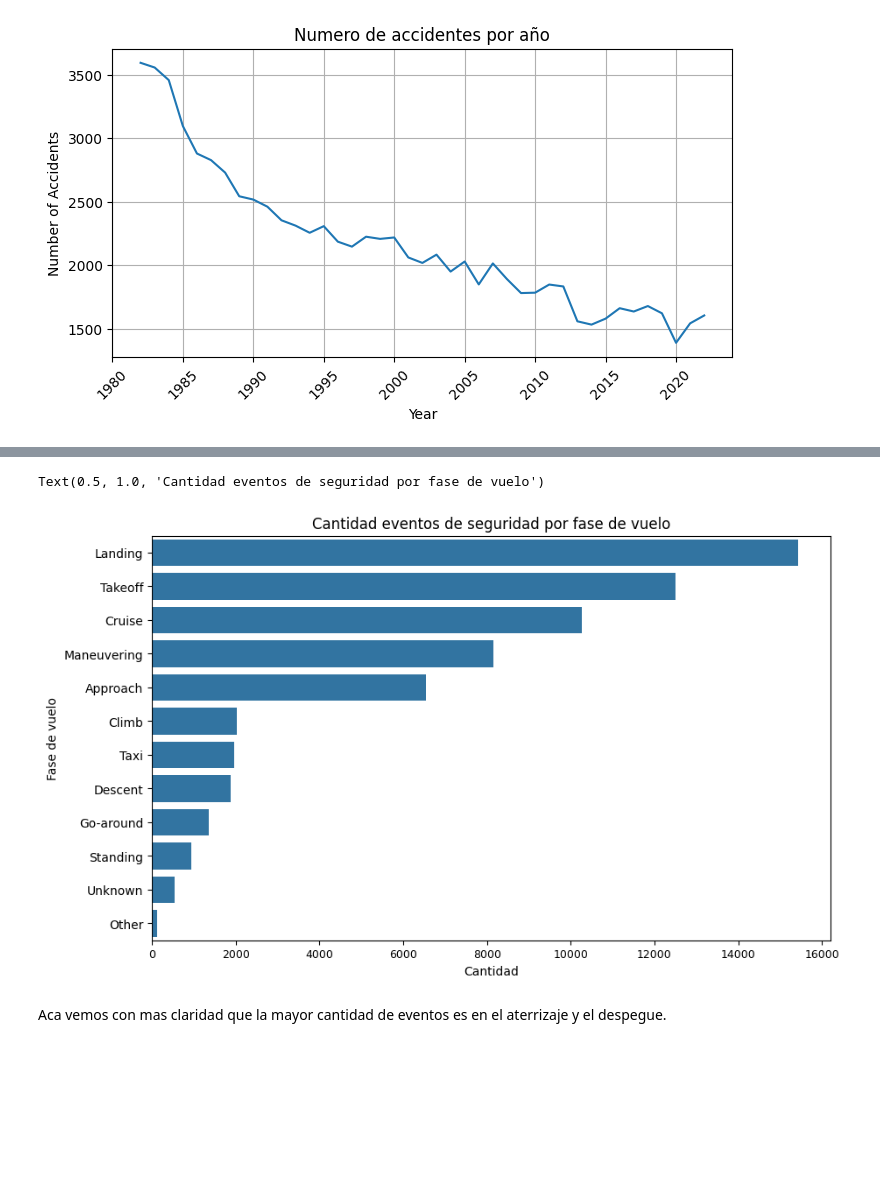
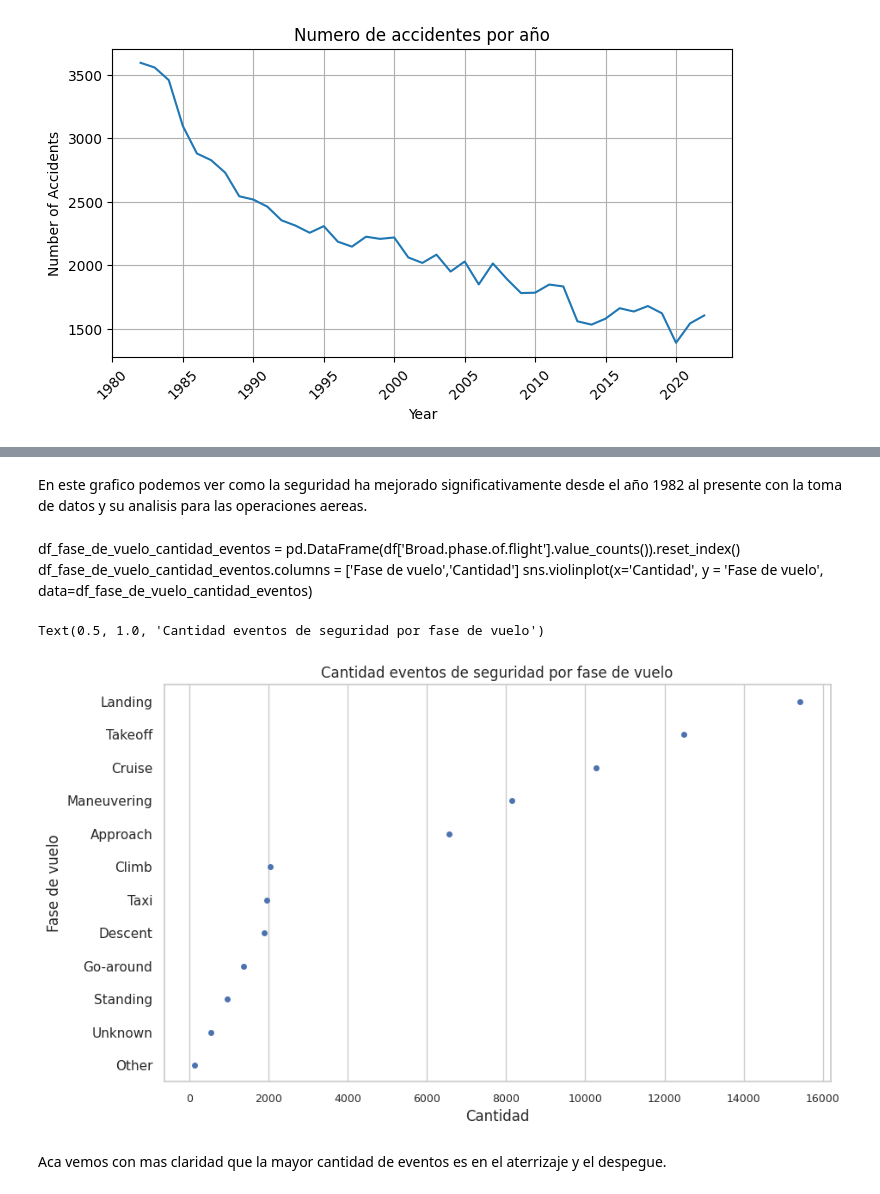
Before and after one commit to andres408/proyectos-coder, a Jupyter notebook: Visualizacion+Zabala.ipynb, the cells around one changed output, grey strips where cells are left out. Drawn from its saved outputs; the diff is of its cells as text; code cells hidden in the pictures; blank space fills up the shorter version.

```diff
--- a/Visualizacion+Zabala.ipynb
+++ b/Visualizacion+Zabala.ipynb
@@ -123,7 +123,3 @@ plt.xticks(rotation=45)
 plt.show()
 # %% [output]
 [figure]
-# %%
-df_fase_de_vuelo_cantidad_eventos = pd.DataFrame(df['Broad.phase.of.flight'].value_counts()).reset_index()
-df_fase_de_vuelo_cantidad_eventos.columns = ['Fase de vuelo','Cantidad']
-df_fase_de_vuelo_cantidad_eventos
@@ -152,10 +126,16 @@ plt.show()
+# %% [markdown]
+En este grafico podemos ver como la seguridad ha mejorado significativamente desde el año 1982 al presente con la toma de datos y su analisis para las operaciones aereas.
+# %% [markdown]
+df_fase_de_vuelo_cantidad_eventos = pd.DataFrame(df['Broad.phase.of.flight'].value_counts()).reset_index()
+df_fase_de_vuelo_cantidad_eventos.columns = ['Fase de vuelo','Cantidad']
+sns.violinplot(x='Cantidad', y = 'Fase de vuelo', data=df_fase_de_vuelo_cantidad_eventos)
 # %%
 plt.figure(figsize=(10,6))
-sns.barplot(data=df_fase_de_vuelo_cantidad_eventos, x='Cantidad', y='Fase de vuelo')
+sns.stripplot(data=df_fase_de_vuelo_cantidad_eventos, x='Cantidad', y='Fase de vuelo')
 plt.xticks(fontsize=9)
 plt.title('Cantidad eventos de seguridad por fase de vuelo')
 # %% [output]
 Text(0.5, 1.0, 'Cantidad eventos de seguridad por fase de vuelo')
-[figure, old version]
+[figure, new version]
 # %% [markdown]
 Aca vemos con mas claridad que la mayor cantidad de eventos es en el aterrizaje y el despegue.
```
Also changed, not shown: parts of 4 cells of this notebook.
